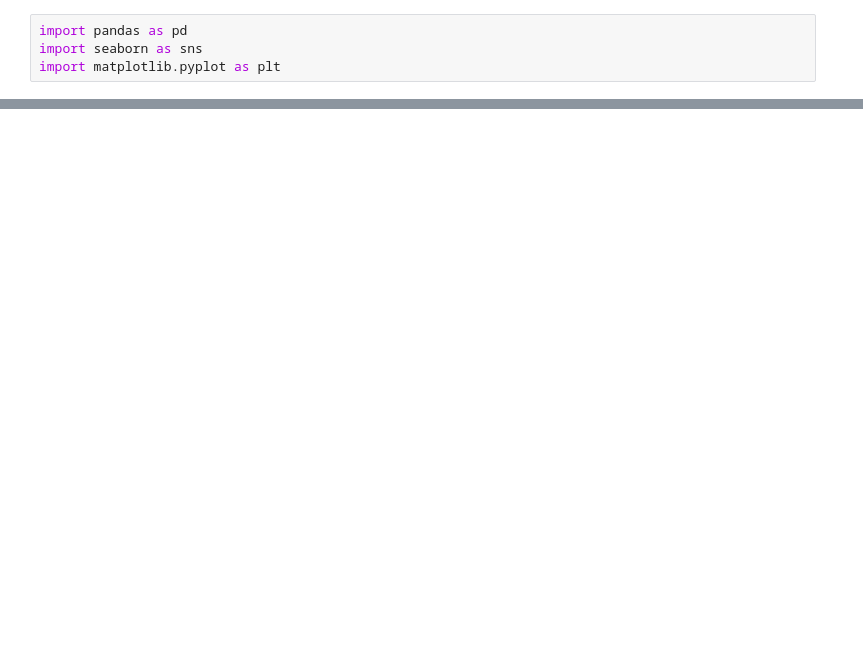
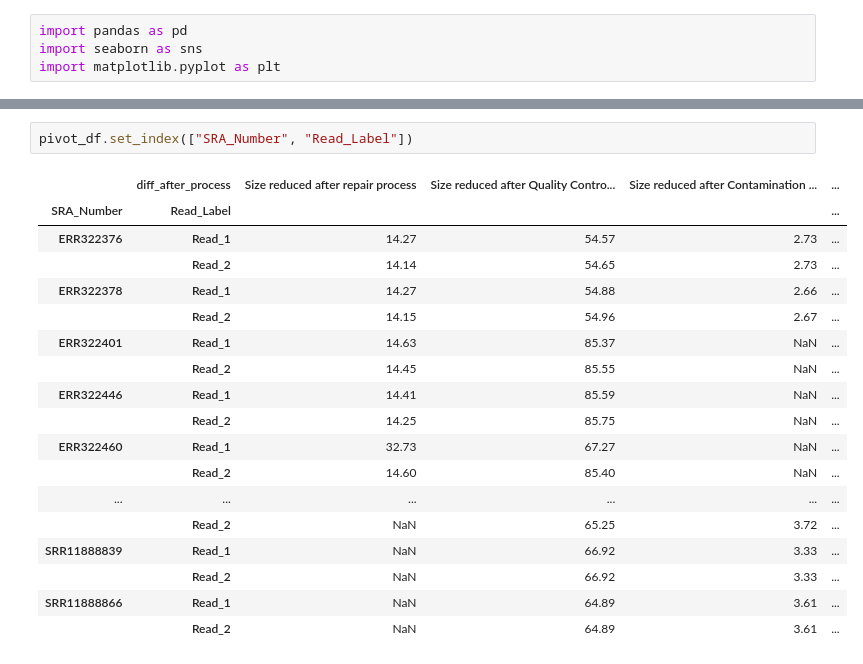
Before and after one commit to michaelgruenstaeudl/DataMining_HumanMitoGenomes, a Jupyter notebook: nextflow_workflow/CODE_nextflow_processes_analysis.ipynb, the cells around one changed output, grey strips where cells are left out. Saved outputs shown, nothing was run; the diff lists cells and outputs as text; blank space fills up the shorter version.

```diff
--- a/nextflow_workflow/CODE_nextflow_processes_analysis.ipynb
+++ b/nextflow_workflow/CODE_nextflow_processes_analysis.ipynb
@@ -116 +133,22 @@ pivot_df
+# %%
+pivot_df.set_index(["SRA_Number", "Read_Label"])
+# %% [output]
+|  | diff_after_process | Size reduced after repair process | Size reduced after Quality Contro... | Size reduced after Contamination ... | ... |
+| SRA_Number | Read_Label |  |  |  | ... |
+| ERR322376 | Read_1 | 14.27 | 54.57 | 2.73 | ... |
+|  | Read_2 | 14.14 | 54.65 | 2.73 | ... |
+| ERR322378 | Read_1 | 14.27 | 54.88 | 2.66 | ... |
+|  | Read_2 | 14.15 | 54.96 | 2.67 | ... |
+| ERR322401 | Read_1 | 14.63 | 85.37 | NaN | ... |
+|  | Read_2 | 14.45 | 85.55 | NaN | ... |
+| ERR322446 | Read_1 | 14.41 | 85.59 | NaN | ... |
+|  | Read_2 | 14.25 | 85.75 | NaN | ... |
+| ERR322460 | Read_1 | 32.73 | 67.27 | NaN | ... |
+|  | Read_2 | 14.60 | 85.40 | NaN | ... |
+| ... | ... | ... | ... | ... | ... |
+|  | Read_2 | NaN | 65.25 | 3.72 | ... |
+| SRR11888839 | Read_1 | NaN | 66.92 | 3.33 | ... |
+|  | Read_2 | NaN | 66.92 | 3.33 | ... |
+| SRR11888866 | Read_1 | NaN | 64.89 | 3.61 | ... |
+|  | Read_2 | NaN | 64.89 | 3.61 | ... |
 # %%
```
Also changed, not shown: parts of 8 cells of this notebook.
